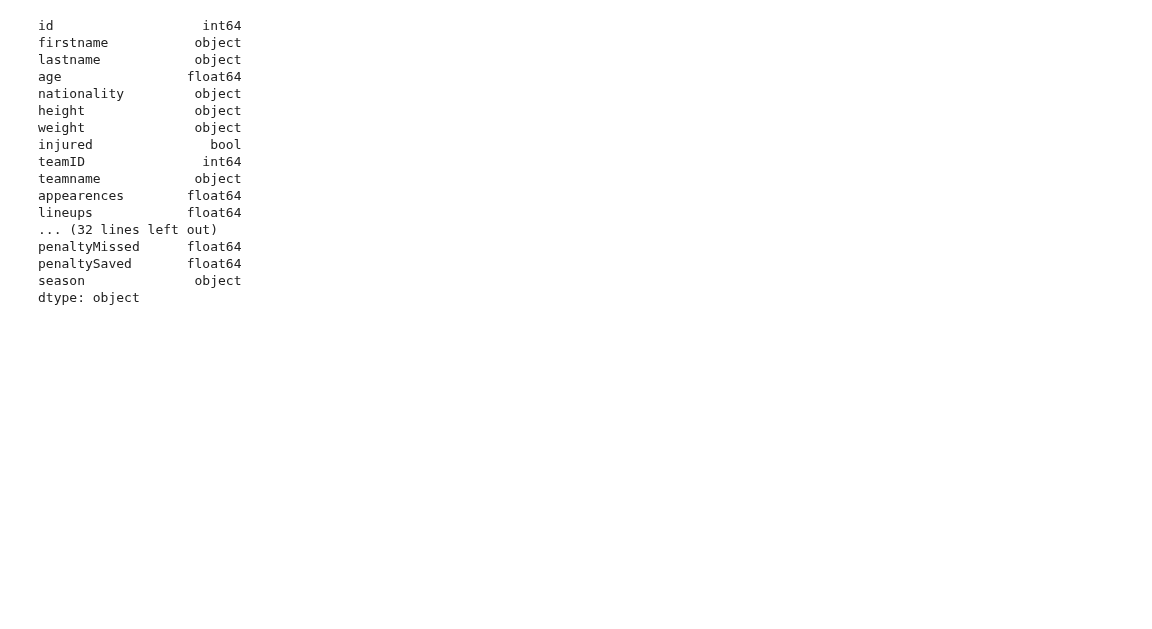
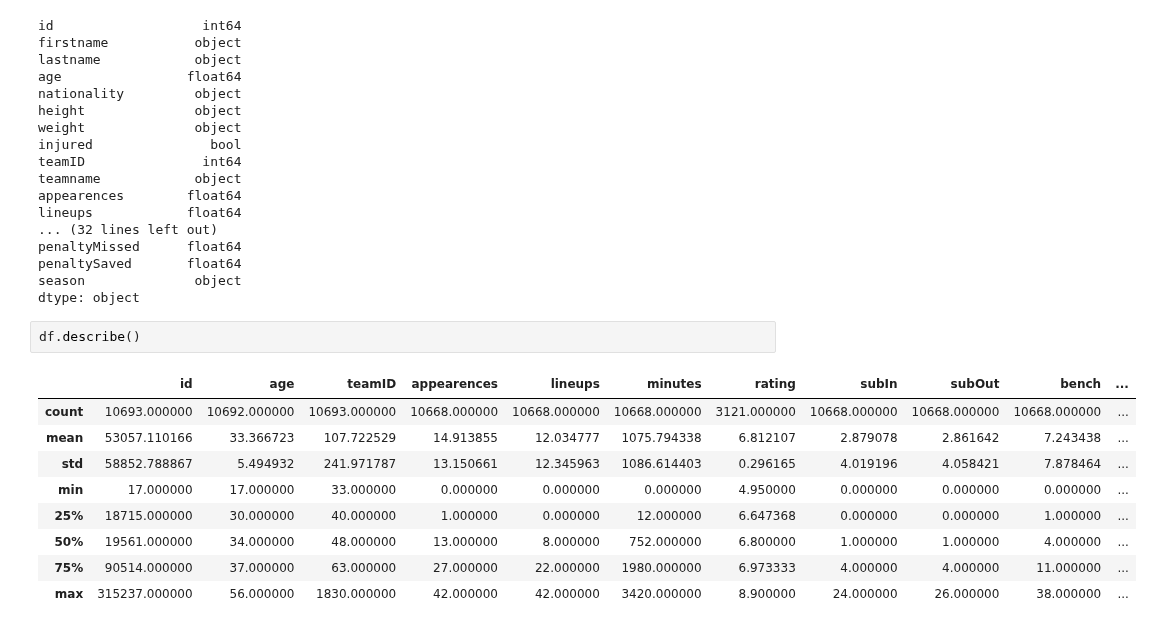
Before and after one commit to KamenDamov/PL-ML-Project, a Jupyter notebook: Data exploration.ipynb, the cells around one changed output. Saved outputs shown, nothing was run; the diff lists cells and outputs as text; blank space fills up the shorter version.

```diff
--- a/Data exploration.ipynb
+++ b/Data exploration.ipynb
@@ -36,3 +56,15 @@ penaltyMissed      float64
 penaltySaved       float64
 season              object
 dtype: object
+# %%
+df.describe()
+# %% [output]
+|  | id | age | teamID | appearences | lineups | minutes | rating | subIn | subOut | bench | ... |
+| count | 10693.000000 | 10692.000000 | 10693.000000 | 10668.000000 | 10668.000000 | 10668.000000 | 3121.000000 | 10668.000000 | 10668.000000 | 10668.000000 | ... |
+| mean | 53057.110166 | 33.366723 | 107.722529 | 14.913855 | 12.034777 | 1075.794338 | 6.812107 | 2.879078 | 2.861642 | 7.243438 | ... |
+| std | 58852.788867 | 5.494932 | 241.971787 | 13.150661 | 12.345963 | 1086.614403 | 0.296165 | 4.019196 | 4.058421 | 7.878464 | ... |
+| min | 17.000000 | 17.000000 | 33.000000 | 0.000000 | 0.000000 | 0.000000 | 4.950000 | 0.000000 | 0.000000 | 0.000000 | ... |
+| 25% | 18715.000000 | 30.000000 | 40.000000 | 1.000000 | 0.000000 | 12.000000 | 6.647368 | 0.000000 | 0.000000 | 1.000000 | ... |
+| 50% | 19561.000000 | 34.000000 | 48.000000 | 13.000000 | 8.000000 | 752.000000 | 6.800000 | 1.000000 | 1.000000 | 4.000000 | ... |
+| 75% | 90514.000000 | 37.000000 | 63.000000 | 27.000000 | 22.000000 | 1980.000000 | 6.973333 | 4.000000 | 4.000000 | 11.000000 | ... |
+| max | 315237.000000 | 56.000000 | 1830.000000 | 42.000000 | 42.000000 | 3420.000000 | 8.900000 | 24.000000 | 26.000000 | 38.000000 | ... |
```
Also changed, not shown: parts of 7 cells of this notebook, 1 other file.
